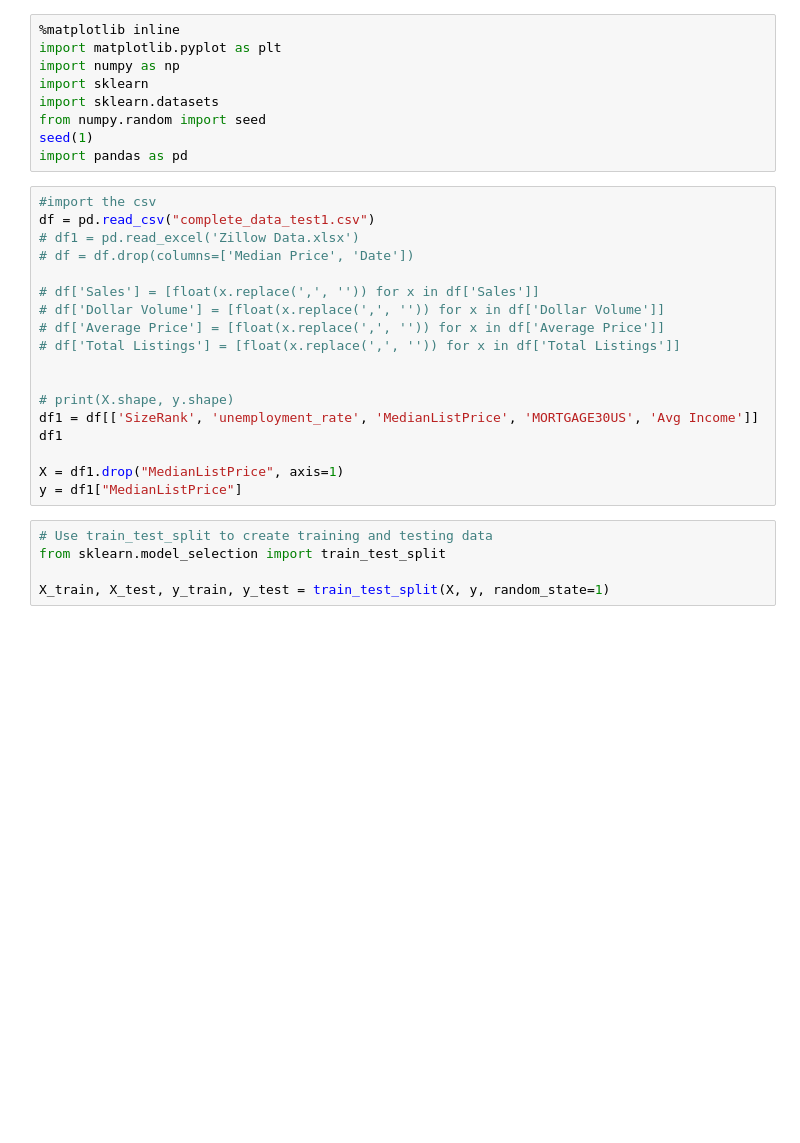
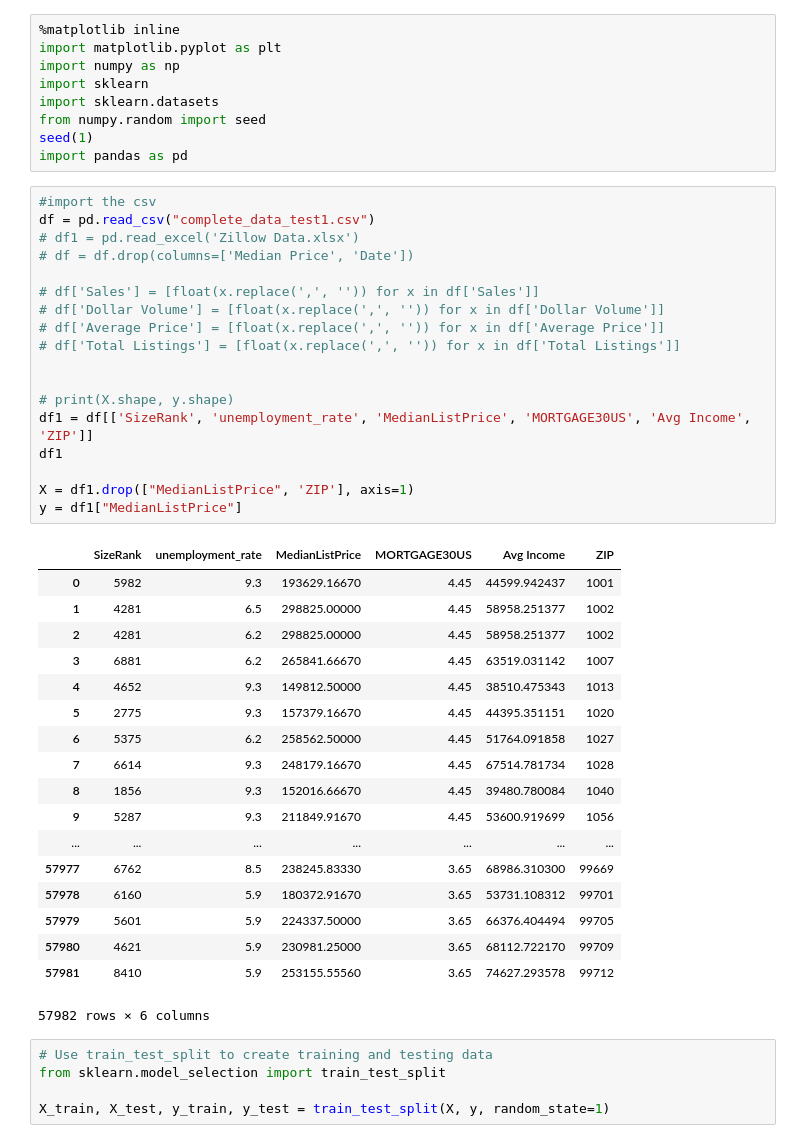
Before and after one commit to francoe/project_3, a Jupyter notebook: Lee Playground.ipynb, the cells around one changed output. Saved outputs shown, nothing was run; the diff lists cells and outputs as text; blank space fills up the shorter version.

```diff
--- a/Lee Playground.ipynb
+++ b/Lee Playground.ipynb
@@ -10,21 +10,40 @@ import pandas as pd
 # %%
 #import the csv
 df = pd.read_csv("complete_data_test1.csv")
 # df1 = pd.read_excel('Zillow Data.xlsx')
 # df = df.drop(columns=['Median Price', 'Date'])
 
 # df['Sales'] = [float(x.replace(',', '')) for x in df['Sales']]
 # df['Dollar Volume'] = [float(x.replace(',', '')) for x in df['Dollar Volume']]
 # df['Average Price'] = [float(x.replace(',', '')) for x in df['Average Price']]
 # df['Total Listings'] = [float(x.replace(',', '')) for x in df['Total Listings']]
 
 
 # print(X.shape, y.shape)
-df1 = df[['SizeRank', 'unemployment_rate', 'MedianListPrice', 'MORTGAGE30US', 'Avg Income']]
+df1 = df[['SizeRank', 'unemployment_rate', 'MedianListPrice', 'MORTGAGE30US', 'Avg Income', 'ZIP']]
 df1
 
-X = df1.drop("MedianListPrice", axis=1)
+X = df1.drop(["MedianListPrice", 'ZIP'], axis=1)
 y = df1["MedianListPrice"]
+# %% [output]
+|  | SizeRank | unemployment_rate | MedianListPrice | MORTGAGE30US | Avg Income | ZIP |
+| 0 | 5982 | 9.3 | 193629.16670 | 4.45 | 44599.942437 | 1001 |
+| 1 | 4281 | 6.5 | 298825.00000 | 4.45 | 58958.251377 | 1002 |
+| 2 | 4281 | 6.2 | 298825.00000 | 4.45 | 58958.251377 | 1002 |
+| 3 | 6881 | 6.2 | 265841.66670 | 4.45 | 63519.031142 | 1007 |
+| 4 | 4652 | 9.3 | 149812.50000 | 4.45 | 38510.475343 | 1013 |
+| 5 | 2775 | 9.3 | 157379.16670 | 4.45 | 44395.351151 | 1020 |
+| 6 | 5375 | 6.2 | 258562.50000 | 4.45 | 51764.091858 | 1027 |
+| 7 | 6614 | 9.3 | 248179.16670 | 4.45 | 67514.781734 | 1028 |
+| 8 | 1856 | 9.3 | 152016.66670 | 4.45 | 39480.780084 | 1040 |
+| 9 | 5287 | 9.3 | 211849.91670 | 4.45 | 53600.919699 | 1056 |
+| ... | ... | ... | ... | ... | ... | ... |
+| 57977 | 6762 | 8.5 | 238245.83330 | 3.65 | 68986.310300 | 99669 |
+| 57978 | 6160 | 5.9 | 180372.91670 | 3.65 | 53731.108312 | 99701 |
+| 57979 | 5601 | 5.9 | 224337.50000 | 3.65 | 66376.404494 | 99705 |
+| 57980 | 4621 | 5.9 | 230981.25000 | 3.65 | 68112.722170 | 99709 |
+| 57981 | 8410 | 5.9 | 253155.55560 | 3.65 | 74627.293578 | 99712 |
+57982 rows × 6 columns
 # %%
 # Use train_test_split to create training and testing data
 from sklearn.model_selection import train_test_split
```
Also changed, not shown: parts of 5 cells of this notebook, 1 other file.
